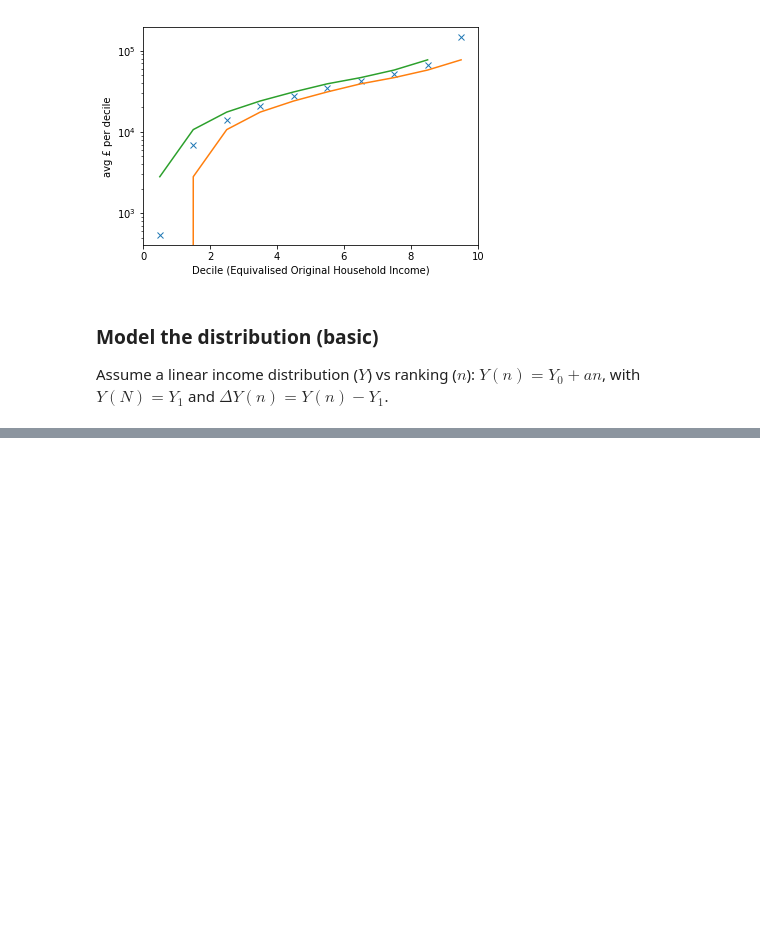
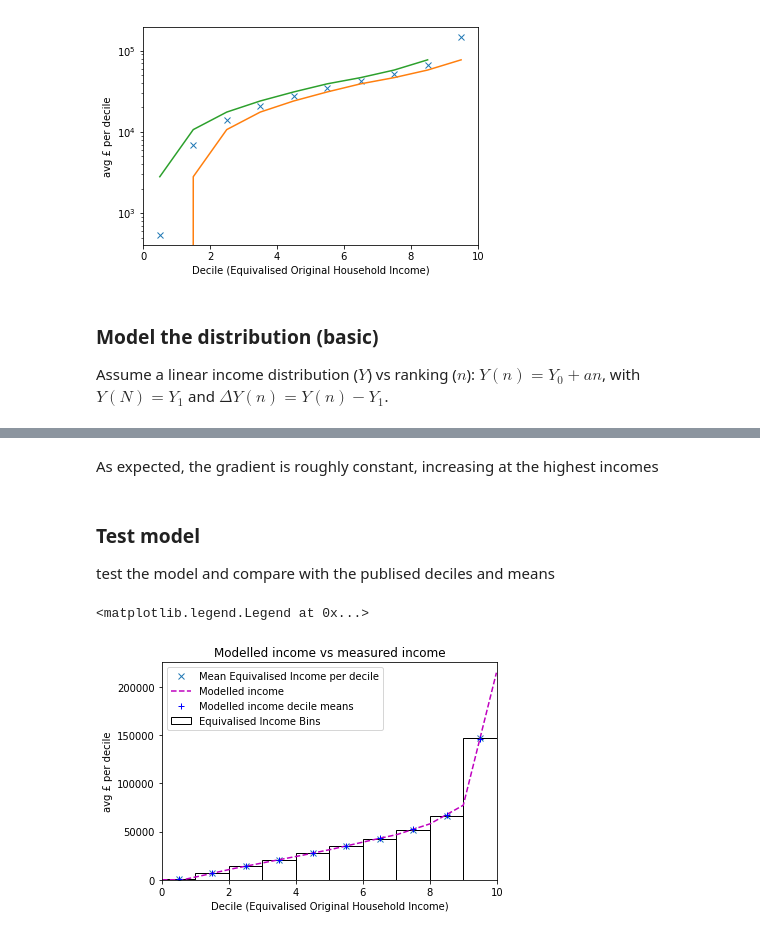
Before and after one commit to chrisnorth/ubi-pred, a Jupyter notebook: ubi-pred.ipynb, the cells around one changed output, grey strips where cells are left out. Saved outputs shown, nothing was run; the diff lists cells and outputs as text; code cells hidden in the pictures; blank space fills up the shorter version.

```diff
--- a/ubi-pred.ipynb
+++ b/ubi-pred.ipynb
@@ -176,10 +69,0 @@ taxPaid=taxable20*0.2 + taxable40*0.4 + taxable45*0.45
-# %%
-dirTaxMod=np.zeros(10)
-for q in range(10):
-    narr=np.arange(q*0.1,(q+1)*0.1,0.01)
-    tInc=model(narr,Eq=False)+dirBen[q]
-    t20=np.maximum(0,np.where(tInc<tax40,tInc-tax20,tax40-tax20))
-    t40=np.maximum(0,np.where(tInc<tax45,tInc-tax40,tax45-tax40))
-    t45=np.maximum(0,tInc-tax45)
-    tPaid=t20*0.2 + t40*0.4 + t45*0.45
-    dirTaxMod[q]=np.mean(tPaid)
@@ -352,0 +120,34 @@ plot.axhline(0)
+# %% [markdown]
+As expected, the gradient is roughly constant, increasing at the highest incomes
+# %% [markdown]
+### Test model
+test the model and compare with the publised deciles and means
+# %%
+plot.plot(decile-0.5,data['OriginalIncomeEq'],'x',label='Mean Equivalised Income per decile')
+plot.bar(decile-0.5,origIncomeEq,width=1,ls='-',fc='m',fill=None,label='Equivalised Income Bins')
+# plot.plot(decile-1,data['OriginalIncomeEqMin'],'m+')
+# plot.plot(decile,data['OriginalIncomeEqMax'],'m+')
+
+narr=np.arange(0,1,0.001)
+yarr=np.array(model(narr))
+
+origEqMod=np.zeros_like(origIncome)
+for q in np.arange(1,11):
+    ind=np.where((narr<q/10)&(narr>=(q-1)/10))
+    yind=yarr[ind]
+#     print(q,yarr[ind])
+    origEqMod[q-1]=np.mean(yarr[ind])
+# print(origEqMod)
+# print(origIncomeEq)
+plot.plot(narr*10,yarr,'m--',label='Modelled income')
+plot.plot(decile-0.5,origEqMod,'b+',label='Modelled income decile means')
+plot.xlim(0,10)
+# plot.ylim(0,plot.ylim()[1])
+plot.xlabel(decLab)
+plot.ylabel('avg £ per decile')
+plot.title('Modelled income vs measured income')
+plot.legend()
+# plot.ylim(0,10000)
+# %% [output]
+<matplotlib.legend.Legend at 0x...>
+[figure, added]
```
Also changed, not shown: parts of 46 cells of this notebook.
